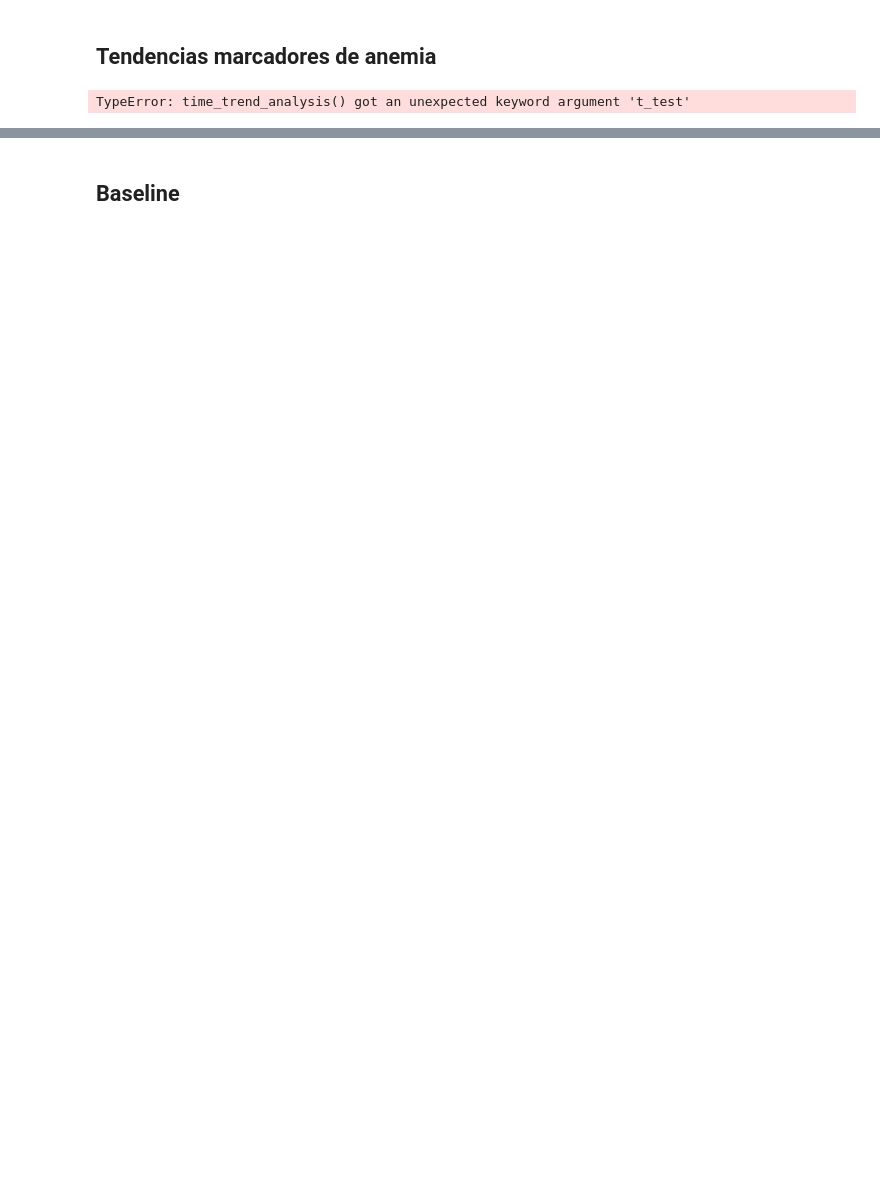
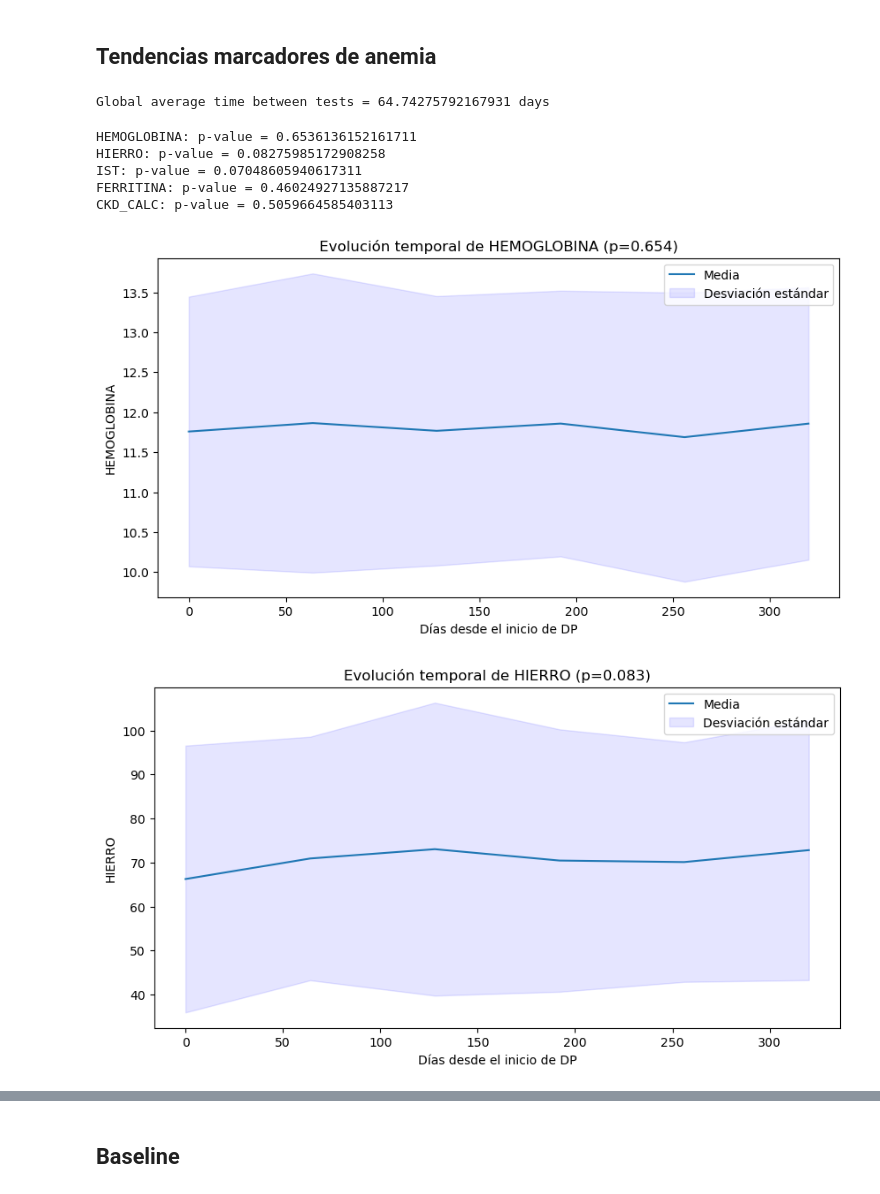
Before and after one commit to KevinNaMo/LevanteDPAnemia, a Jupyter notebook: Anemia_levanteDP.ipynb, the cells around one changed output, grey strips where cells are left out. Cells and saved outputs as stored; diff of their text form; code cells hidden in the pictures; blank space fills up the shorter version.

```diff
--- a/Anemia_levanteDP.ipynb
+++ b/Anemia_levanteDP.ipynb
@@ -269,11 +270,23 @@ See the caveats in the documentation: https://pandas.pydata.org/pandas-docs/stab
 # %% [markdown]
 ## Tendencias marcadores de anemia
+# %%
+# Calculate the average time between labs
+
+time_between_labs = h.lab_freq_stats(anemia_df, print_avg=True, print_patient=False)
+# %% [output]
+Global average time between tests = 64.74275792167931 days
 # %%
 time_trend_cols = ['HEMOGLOBINA', 'HIERRO', 'IST', 'FERRITINA', 'CKD_CALC']
 
 i.add_age_column(anemia_df)
 i.add_ckd_column(anemia_df)
 
-time_trend_df = a.time_trend_analysis(anemia_df, 60, time_trend_cols, 365, plot_results=True, t_test=True)
+time_trend_df = a.time_trend_analysis(anemia_df, 64, time_trend_cols, 365, plot_results=True, t_test=True)
 # %% [output]
-TypeError: time_trend_analysis() got an unexpected keyword argument 't_test'
+HEMOGLOBINA: p-value = 0.6536136152161711
+HIERRO: p-value = 0.08275985172908258
+IST: p-value = 0.07048605940617311
+FERRITINA: p-value = 0.46024927135887217
+CKD_CALC: p-value = 0.5059664585403113
+[figure, added]
+[figure, added]
```
Also changed, not shown: parts of 10 cells of this notebook, 3 other files.
